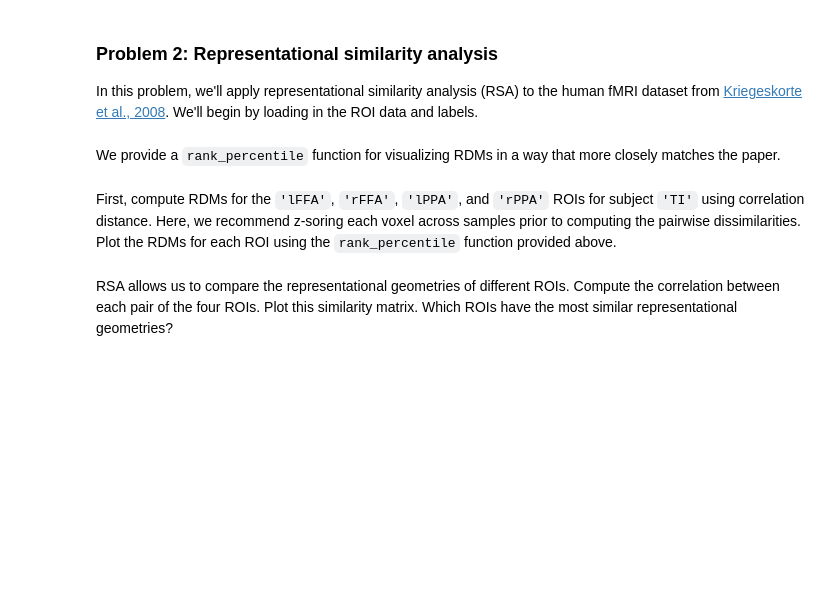
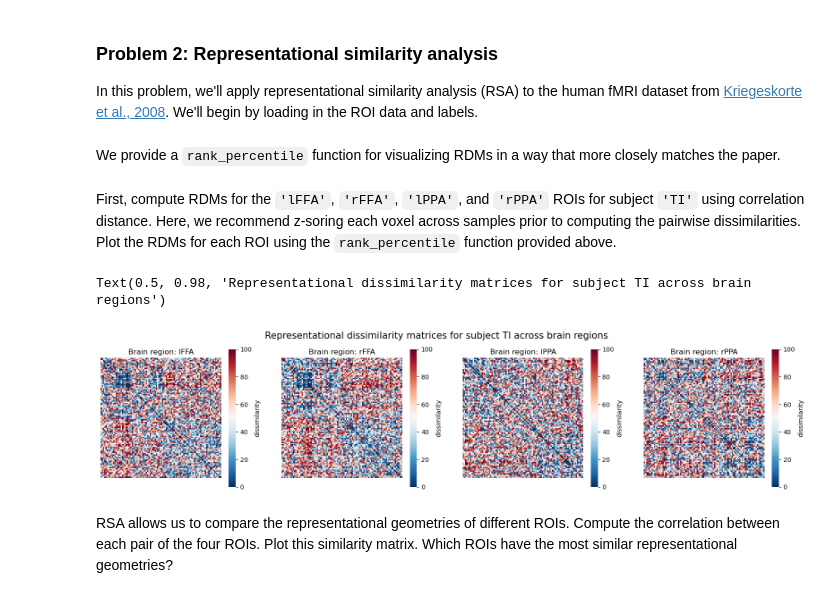
Before and after one commit to NeuTTH/neu502b-lab, a Jupyter notebook: homework/homework-2.ipynb, the cells around one changed output. Saved outputs shown, nothing was run; the diff lists cells and outputs as text; code cells hidden in the pictures; blank space fills up the shorter version.

```diff
--- a/homework/homework-2.ipynb
+++ b/homework/homework-2.ipynb
@@ -135,8 +218,7 @@ Lastly, we'll repeat the same analysis for functional regions of interest (ROIs)
 In this problem, we'll apply representational similarity analysis (RSA) to the human fMRI dataset from [Kriegeskorte et al., 2008](https://doi.org/10.1016/j.neuron.2008.10.043). We'll begin by loading in the ROI data and labels.
 # %%
 # Load in Kriegekorte dataset and labels
-kriegeskorte_dataset = dict(np.load('kriegeskorte_dataset.npz',
-                                    allow_pickle=True))
+kriegeskorte_dataset = dict(np.load('kriegeskorte_dataset.npz', allow_pickle=True))
 
 roi_data = kriegeskorte_dataset['roi_data'].item()
 category_names = kriegeskorte_dataset['category_names']
@@ -160,2 +238,31 @@ from scipy.spatial.distance import pdist, squareform
+# %%
+# Plot ROI RDMs for subject TI:
+from scipy.stats import zscore
+from scipy.spatial.distance import pdist, squareform
+
+brain_region_labels = ["lFFA", "rFFA", "lPPA", "rPPA"]
+subject_name = "TI"
+
+rdm_dict = {}
+
+fig, axs = plt.subplots(1, len(brain_region_labels), figsize=(20, 4))
+
+# Get data for subject TI:
+for idx, region in enumerate(brain_region_labels):
+    pdst_zscore_data = pdist(zscore(roi_data[subject_name][region], axis=0),
+                             metric = "correlation")
+    rdm_dict[region] = pdst_zscore_data
+    sns.heatmap(squareform(rank_percentile(pdst_zscore_data)),
+                square=True, cmap='RdBu_r',
+                xticklabels=False,
+                yticklabels=False,
+                cbar_kws={'label': 'dissimilarity'},
+                ax = axs[idx])
+    axs[idx].set_title(f"Brain region: {region}")
+
+plt.suptitle("Representational dissimilarity matrices for subject TI across brain regions", fontsize=15)
+# %% [output]
+Text(0.5, 0.98, 'Representational dissimilarity matrices for subject TI across brain regions')
+[figure, added]
 # %% [markdown]
 RSA allows us to compare the representational geometries of different ROIs. Compute the correlation between each pair of the four ROIs. Plot this similarity matrix. Which ROIs have the most similar representational geometries?
```
Also changed, not shown: parts of 32 cells of this notebook.
